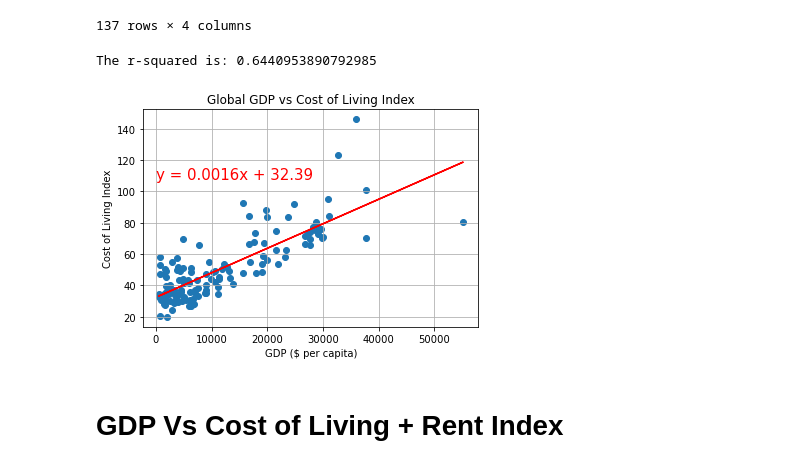
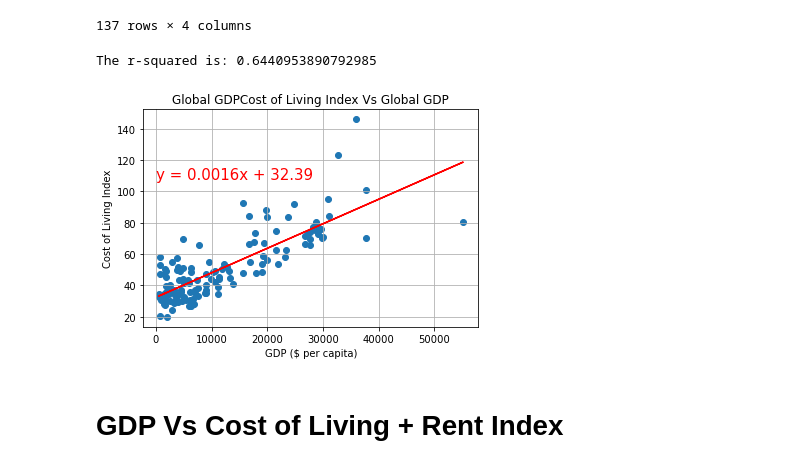
Before and after one commit to weiwen1998/project-etl, a Jupyter notebook: ETL.ipynb, the cells around one changed output. Saved outputs shown, nothing was run; the diff lists cells and outputs as text; code cells hidden in the pictures.

Commit message:
GDP Ranking added, graph title fixed up, password in config file

```diff
--- a/ETL.ipynb
+++ b/ETL.ipynb
@@ -232,27 +255,27 @@ LivingEx
 # %%
 from scipy.stats import linregress
 import matplotlib.pyplot as plt
 
 x_values = LivingEx['GDP_($_per_capita)']
 y_values = LivingEx['Cost_of_Living_Index']
 (slope, intercept, rvalue, pvalue, stderr) = linregress(x_values, y_values)
 regress_values = (x_values * slope) + intercept
 line_eq = "y = " + str(round(slope,4)) + "x + " + str(round(intercept,2))
 plt.scatter(x_values,y_values)
 
 plt.plot(x_values,regress_values,"r-")
 plt.annotate(line_eq,(46, 107.5),fontsize=15,color="red")
-plt.title(f'Global GDP vs Cost of Living Index')
+plt.title(f'Global GDPCost of Living Index Vs Global GDP')
 plt.ylabel('Cost of Living Index')
 plt.xlabel('GDP ($ per capita)')
 print(f"The r-squared is: {rvalue**2}")
 plt.grid()
 filename= f'Cost of Living Index r-squared {rvalue**2}.png'
 plt.savefig(f'images/{filename}', facecolor="white", dpi=300, bbox_inches='tight')
 plt.show()
 # %% [output]
 The r-squared is: 0.6440953890792985
-[figure, old version]
+[figure, new version]
 # %% [markdown]
 # GDP Vs Cost of Living + Rent Index
 # %%
```
Also changed, not shown: parts of 14 cells of this notebook, 8 other files.
